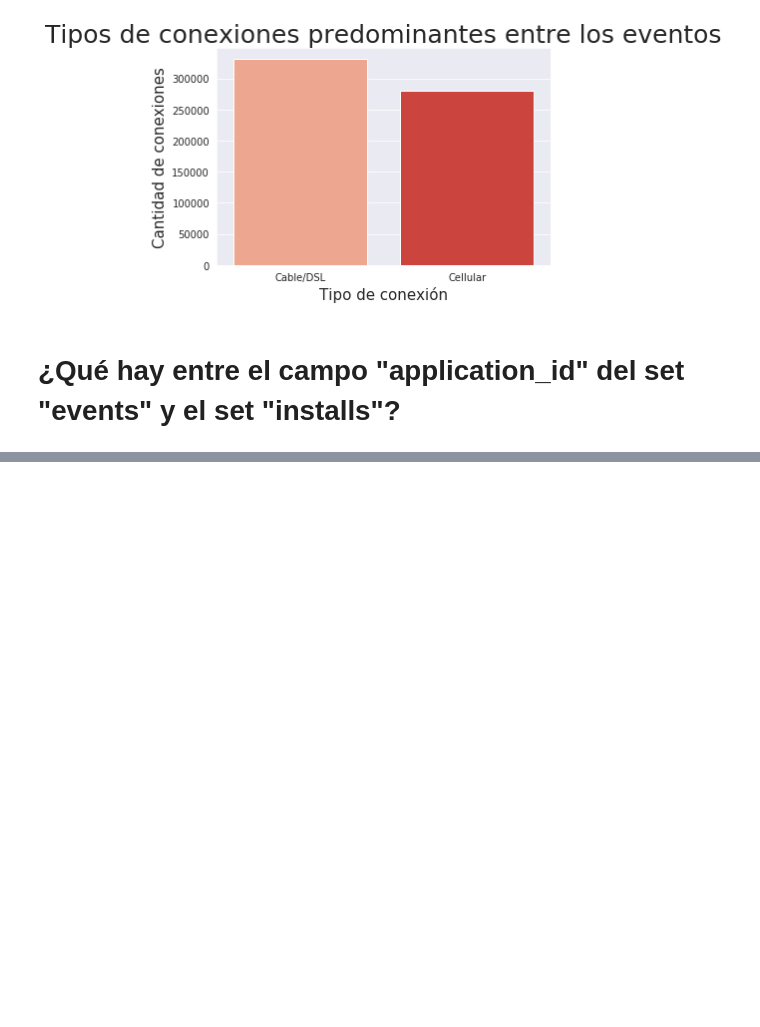
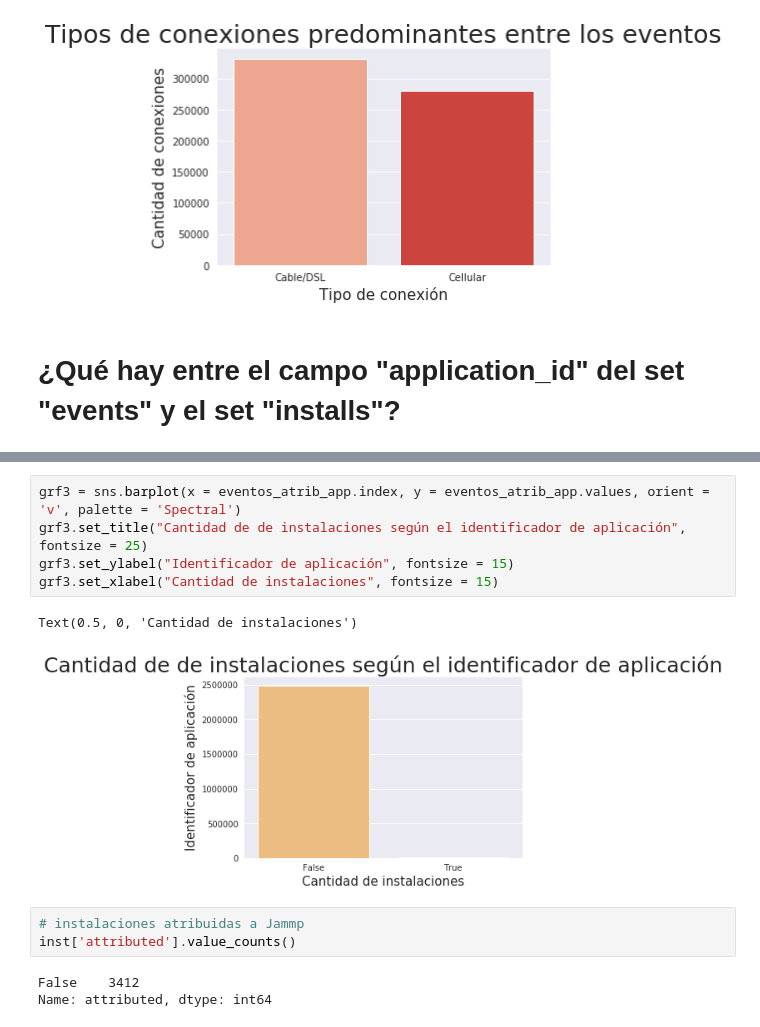
Before and after one commit to EscobarMariaSol/Organizacion-de-datos, a Jupyter notebook: TP1-Primeras-Pruebas.ipynb, the cells around one changed output, grey strips where cells are left out. Drawn from its saved outputs; the diff is of its cells as text; blank space fills up the shorter version.

```diff
--- a/TP1-Primeras-Pruebas.ipynb
+++ b/TP1-Primeras-Pruebas.ipynb
@@ -378,0 +371,14 @@ eventos_atrib_app.head()
+# %%
+grf3 = sns.barplot(x = eventos_atrib_app.index, y = eventos_atrib_app.values, orient = 'v', palette = 'Spectral')
+grf3.set_title("Cantidad de de instalaciones según el identificador de aplicación", fontsize = 25)
+grf3.set_ylabel("Identificador de aplicación", fontsize = 15)
+grf3.set_xlabel("Cantidad de instalaciones", fontsize = 15)
+# %% [output]
+Text(0.5, 0, 'Cantidad de instalaciones')
+[figure, added]
+# %%
+# instalaciones atribuidas a Jammp
+inst['attributed'].value_counts()
+# %% [output]
+False    3412
+Name: attributed, dtype: int64
```
Also changed, not shown: parts of 12 cells of this notebook.
